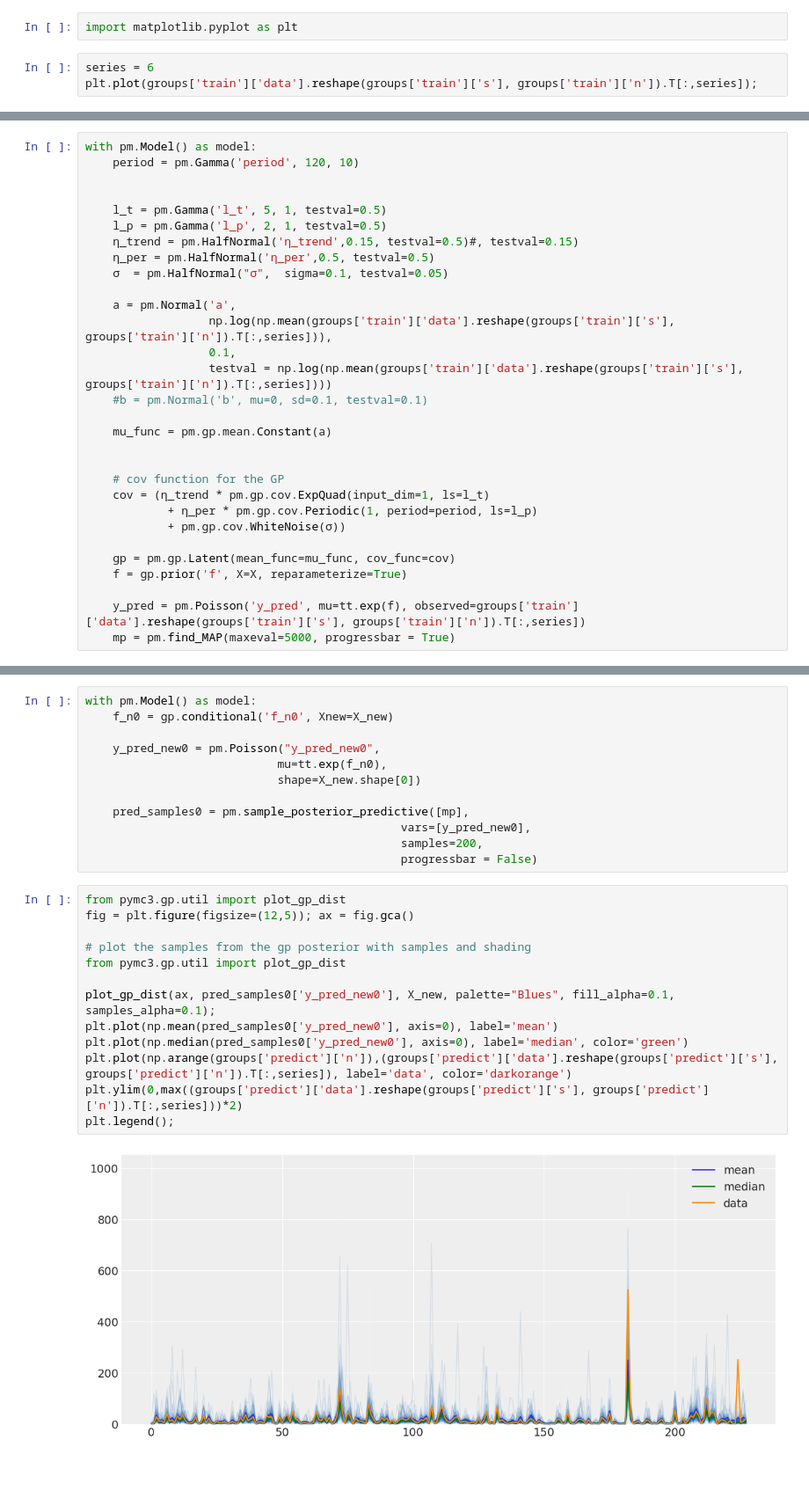
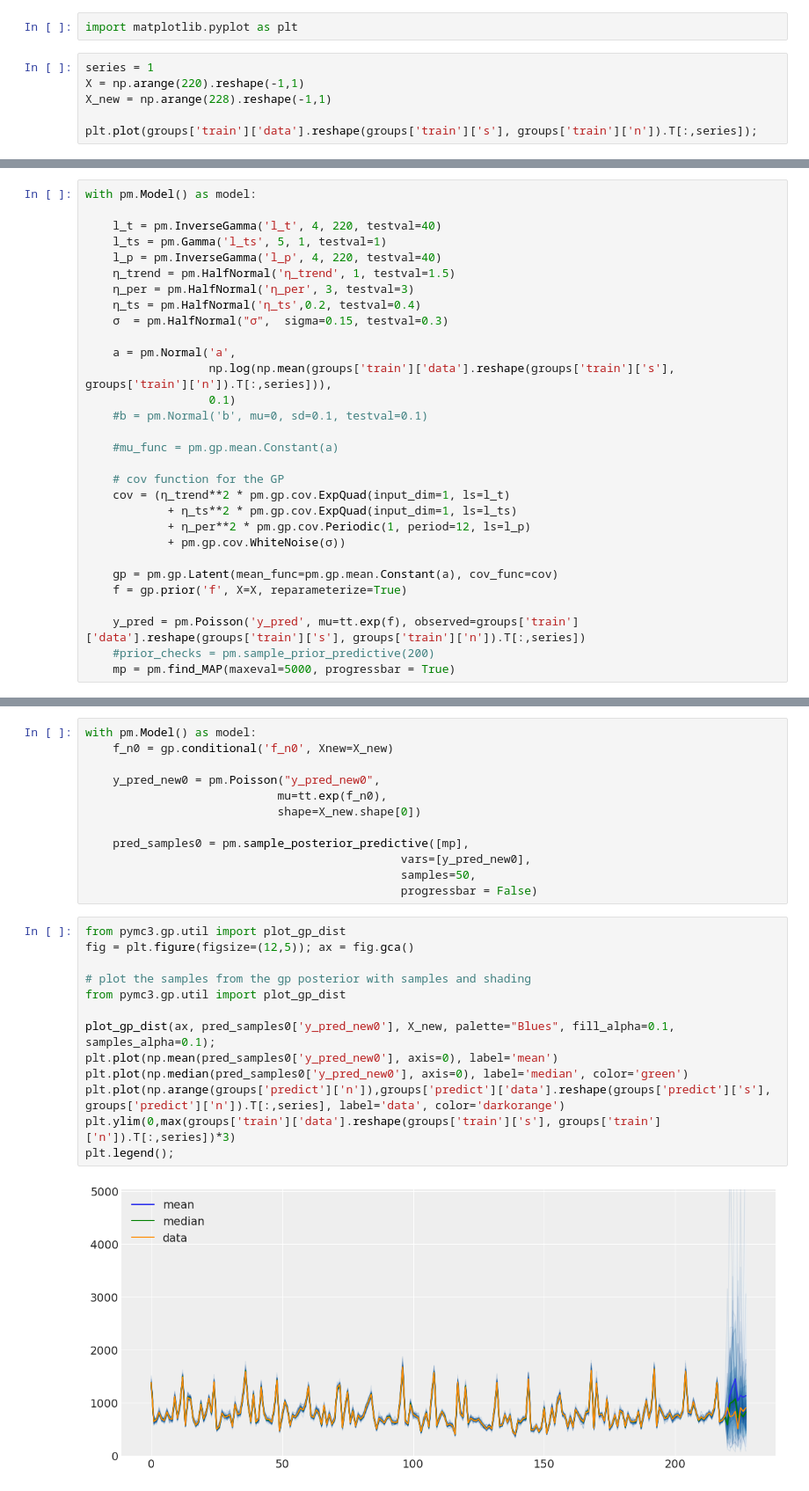
Before and after one commit to luisroque/hierarchical_ts_forecaster, a Jupyter notebook: notebooks/Running one GP per series - dataset tourism.ipynb, the cells around one changed output, grey strips where cells are left out. Shown at 88% size. Cells and saved outputs as stored; diff of their text form.

```diff
--- a/notebooks/Running one GP per series - dataset tourism.ipynb
+++ b/notebooks/Running one GP per series - dataset tourism.ipynb
@@ -125,6 +150,9 @@ metrics_to_table(groups, results)
 # %%
 import matplotlib.pyplot as plt
 # %%
-series = 6
+series = 1
+X = np.arange(220).reshape(-1,1)
+X_new = np.arange(228).reshape(-1,1)
+
 plt.plot(groups['train']['data'].reshape(groups['train']['s'], groups['train']['n']).T[:,series]);
 # %% [output]
@@ -132,32 +160,32 @@ plt.plot(groups['train']['data'].reshape(groups['train']['s'], groups['train']['
 # %%
 with pm.Model() as model:
-    period = pm.Gamma('period', 120, 10)
 
-
-    l_t = pm.Gamma('l_t', 5, 1, testval=0.5)
-    l_p = pm.Gamma('l_p', 2, 1, testval=0.5)
-    η_trend = pm.HalfNormal('η_trend',0.15, testval=0.5)#, testval=0.15)
-    η_per = pm.HalfNormal('η_per',0.5, testval=0.5)
-    σ  = pm.HalfNormal("σ",  sigma=0.1, testval=0.05)
+    l_t = pm.InverseGamma('l_t', 4, 220, testval=40)
+    l_ts = pm.Gamma('l_ts', 5, 1, testval=1)
+    l_p = pm.InverseGamma('l_p', 4, 220, testval=40)
+    η_trend = pm.HalfNormal('η_trend', 1, testval=1.5)
+    η_per = pm.HalfNormal('η_per', 3, testval=3)
+    η_ts = pm.HalfNormal('η_ts',0.2, testval=0.4)
+    σ  = pm.HalfNormal("σ",  sigma=0.15, testval=0.3)
 
     a = pm.Normal('a',
                   np.log(np.mean(groups['train']['data'].reshape(groups['train']['s'], groups['train']['n']).T[:,series])),
-                  0.1,
-                  testval = np.log(np.mean(groups['train']['data'].reshape(groups['train']['s'], groups['train']['n']).T[:,series])))
+                  0.1)
     #b = pm.Normal('b', mu=0, sd=0.1, testval=0.1)
 
-    mu_func = pm.gp.mean.Constant(a)
-
+    #mu_func = pm.gp.mean.Constant(a)
 
     # cov function for the GP
-    cov = (η_trend * pm.gp.cov.ExpQuad(input_dim=1, ls=l_t)
-            + η_per * pm.gp.cov.Periodic(1, period=period, ls=l_p)
+    cov = (η_trend**2 * pm.gp.cov.ExpQuad(input_dim=1, ls=l_t)
+            + η_ts**2 * pm.gp.cov.ExpQuad(input_dim=1, ls=l_ts)
+            + η_per**2 * pm.gp.cov.Periodic(1, period=12, ls=l_p)
             + pm.gp.cov.WhiteNoise(σ))
 
-    gp = pm.gp.Latent(mean_func=mu_func, cov_func=cov)
+    gp = pm.gp.Latent(mean_func=pm.gp.mean.Constant(a), cov_func=cov)
     f = gp.prior('f', X=X, reparameterize=True)
 
     y_pred = pm.Poisson('y_pred', mu=tt.exp(f), observed=groups['train']['data'].reshape(groups['train']['s'], groups['train']['n']).T[:,series])
+    #prior_checks = pm.sample_prior_predictive(200)
     mp = pm.find_MAP(maxeval=5000, progressbar = True)
 # %% [output]
 [interactive output not drawn]
@@ -195,20 +219,20 @@ with pm.Model() as model:
 
     pred_samples0 = pm.sample_posterior_predictive([mp],
                                               vars=[y_pred_new0],
-                                              samples=200,
+                                              samples=50,
                                               progressbar = False)
 # %%
 from pymc3.gp.util import plot_gp_dist
 fig = plt.figure(figsize=(12,5)); ax = fig.gca()
 
 # plot the samples from the gp posterior with samples and shading
 from pymc3.gp.util import plot_gp_dist
 
 plot_gp_dist(ax, pred_samples0['y_pred_new0'], X_new, palette="Blues", fill_alpha=0.1, samples_alpha=0.1);
 plt.plot(np.mean(pred_samples0['y_pred_new0'], axis=0), label='mean')
 plt.plot(np.median(pred_samples0['y_pred_new0'], axis=0), label='median', color='green')
-plt.plot(np.arange(groups['predict']['n']),(groups['predict']['data'].reshape(groups['predict']['s'], groups['predict']['n']).T[:,series]), label='data', color='darkorange')
-plt.ylim(0,max((groups['predict']['data'].reshape(groups['predict']['s'], groups['predict']['n']).T[:,series]))*2)
+plt.plot(np.arange(groups['predict']['n']),groups['predict']['data'].reshape(groups['predict']['s'], groups['predict']['n']).T[:,series], label='data', color='darkorange')
+plt.ylim(0,max(groups['train']['data'].reshape(groups['train']['s'], groups['train']['n']).T[:,series])*3)
 plt.legend();
 # %% [output]
-[figure, old version]
+[figure, new version]
```
Also changed, not shown: parts of 5 cells of this notebook.
